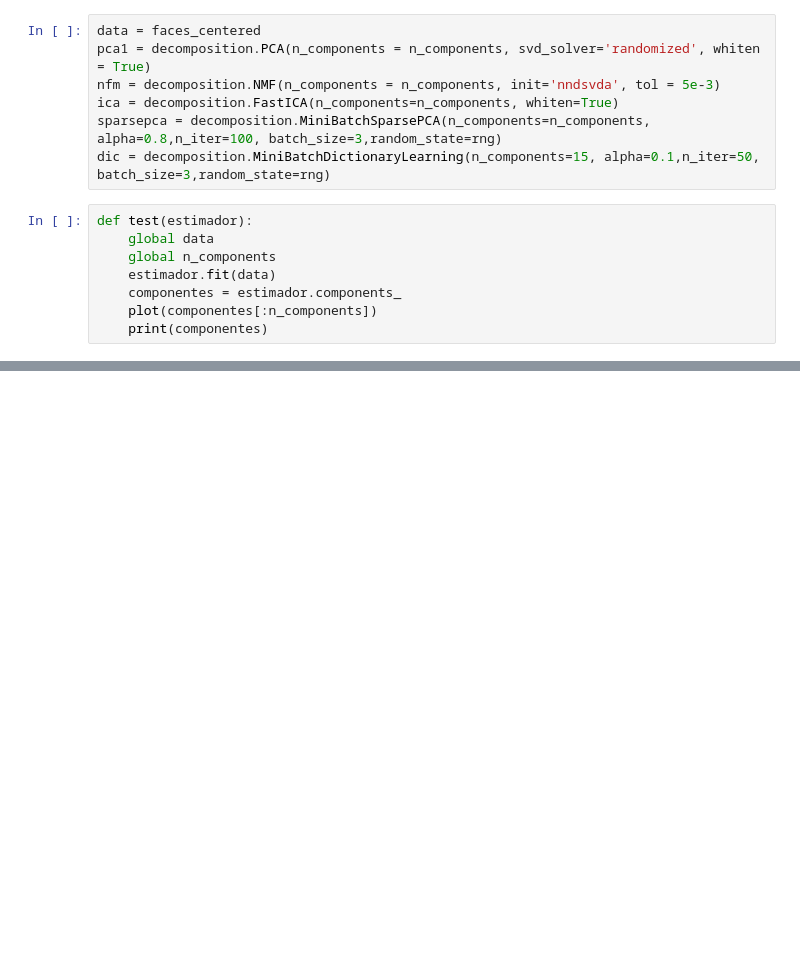
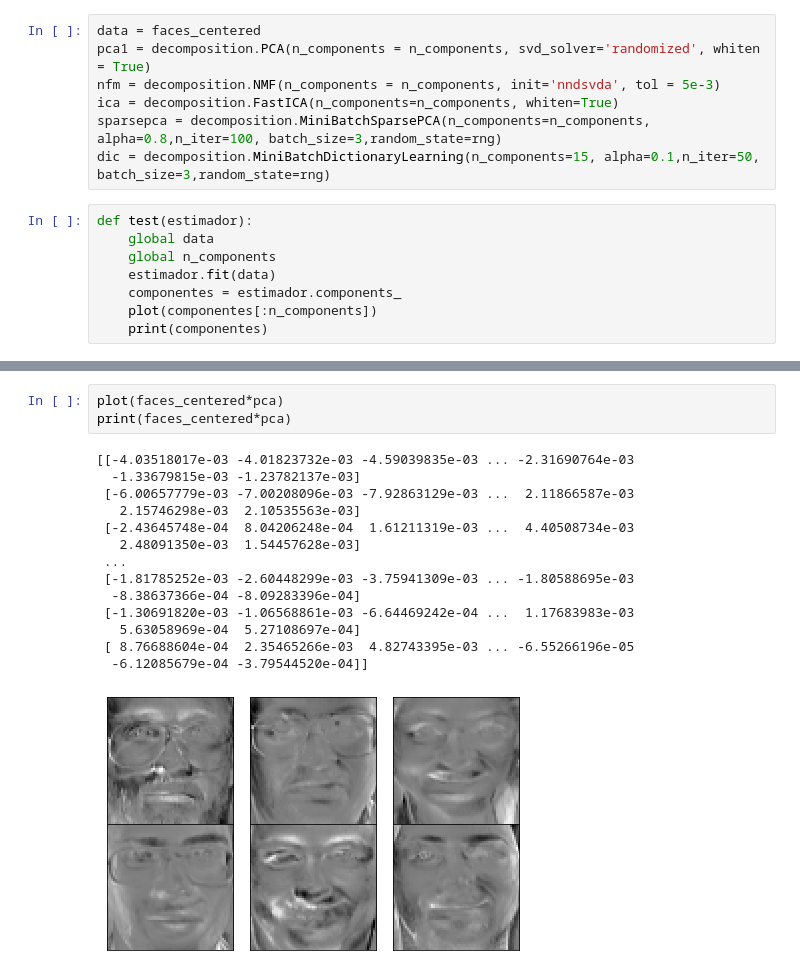
Before and after one commit to alezitus/AlePDPD, a Jupyter notebook: PCA-Olivetti.ipynb, the cells around one changed output, grey strips where cells are left out. Cells and saved outputs as stored; diff of their text form; blank space fills up the shorter version.

```diff
--- a/PCA-Olivetti.ipynb
+++ b/PCA-Olivetti.ipynb
@@ -151,2 +150,20 @@ def test(estimador):
+# %%
+plot(faces_centered*pca)
+print(faces_centered*pca)
+# %% [output]
+[[-4.03518017e-03 -4.01823732e-03 -4.59039835e-03 ... -2.31690764e-03
+  -1.33679815e-03 -1.23782137e-03]
+ [-6.00657779e-03 -7.00208096e-03 -7.92863129e-03 ...  2.11866587e-03
+   2.15746298e-03  2.10535563e-03]
+ [-2.43645748e-04  8.04206248e-04  1.61211319e-03 ...  4.40508734e-03
+   2.48091350e-03  1.54457628e-03]
+ ...
+ [-1.81785252e-03 -2.60448299e-03 -3.75941309e-03 ... -1.80588695e-03
+  -8.38637366e-04 -8.09283396e-04]
+ [-1.30691820e-03 -1.06568861e-03 -6.64469242e-04 ...  1.17683983e-03
+   5.63058969e-04  5.27108697e-04]
+ [ 8.76688604e-04  2.35465266e-03  4.82743395e-03 ... -6.55266196e-05
+  -6.12085679e-04 -3.79544520e-04]]
+[figure, added]
 # %%
 test(pca1)
```
Also changed, not shown: parts of 25 cells of this notebook.
